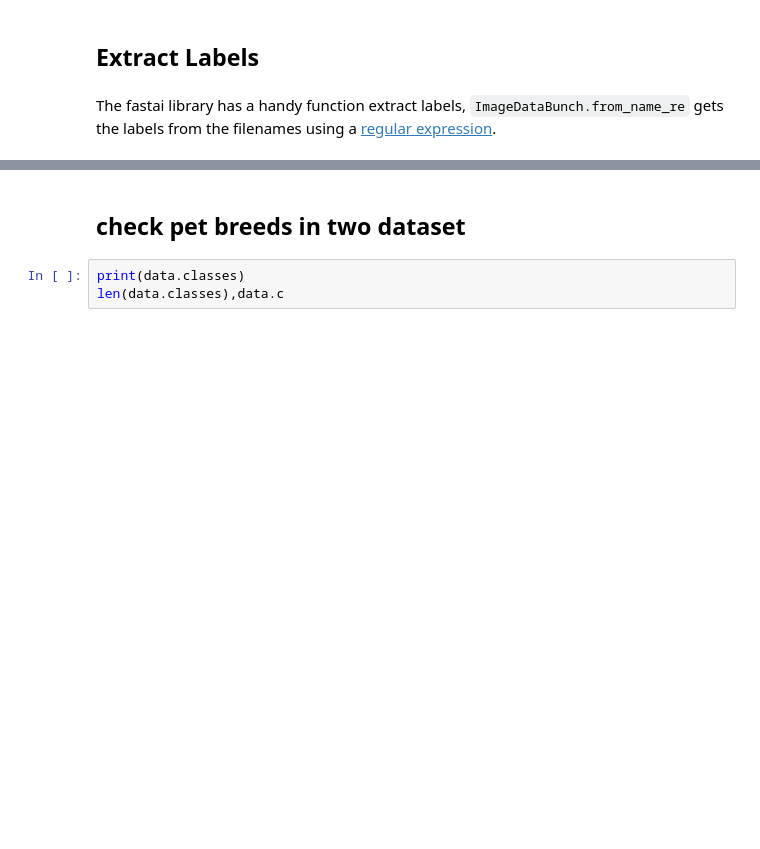
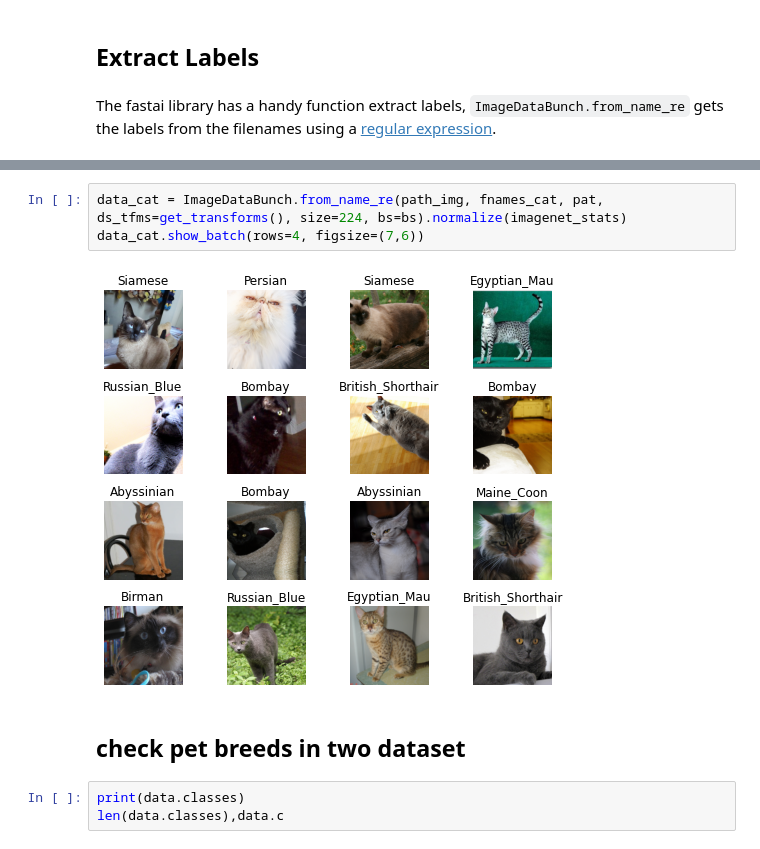
Before and after one commit to AnnieCRY/DS5500-Project2, a Jupyter notebook: pet_classification.ipynb, the cells around one changed output, grey strips where cells are left out. Cells and saved outputs as stored; diff of their text form; blank space fills up the shorter version.

```diff
--- a/pet_classification.ipynb
+++ b/pet_classification.ipynb
@@ -226,3 +255,8 @@ data.show_batch(rows=4, figsize=(7,6))
+# %%
+data_cat = ImageDataBunch.from_name_re(path_img, fnames_cat, pat, ds_tfms=get_transforms(), size=224, bs=bs).normalize(imagenet_stats)
+data_cat.show_batch(rows=4, figsize=(7,6))
+# %% [output]
+[figure, added]
 # %% [markdown]
 ## check pet breeds in two dataset
 # %%
```
Also changed, not shown: parts of 16 cells of this notebook.
